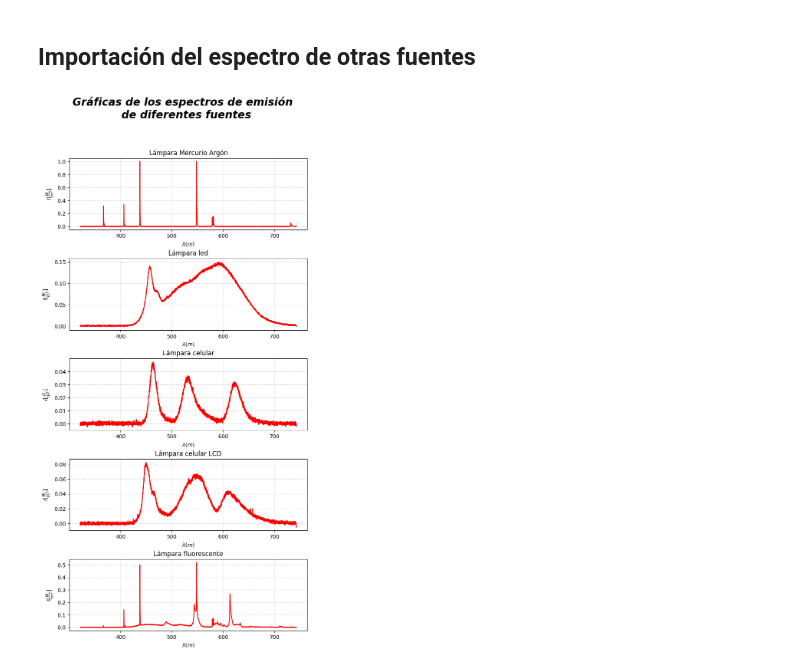
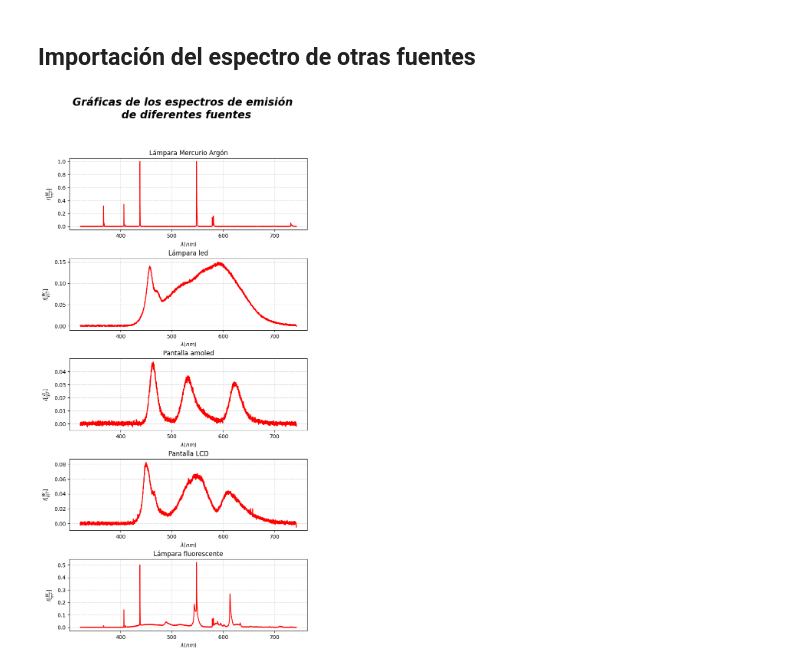
Before and after one commit to Jesus-Gamboa/Experimental_IV, a Jupyter notebook: Espectroscopía/Notebook.ipynb, the cells around one changed output. Cells and saved outputs as stored; diff of their text form; code cells hidden in the pictures.

```diff
--- a/Espectroscopía/Notebook.ipynb
+++ b/Espectroscopía/Notebook.ipynb
@@ -126,38 +126,38 @@ fig.subplots_adjust(hspace=0.4)
 #--- Gráfica 1 ---
 axs[0].plot(l, M, 'r')
 axs[0].set_title('Lámpara Mercurio Argón')
-axs[0].set_xlabel(f'$\\lambda (m)$')
+axs[0].set_xlabel(f'$\\lambda (nm)$')
 axs[0].set_ylabel(f'$I [\\frac{{W}}{{m^2}}] $')
 axs[0].grid(alpha = 0.5, linestyle = '--')
 
 #--- Gráfica 2 ---
 axs[1].plot(l, L, 'r')
 axs[1].set_title('Lámpara led')
-axs[1].set_xlabel(f'$\\lambda (m)$')
+axs[1].set_xlabel(f'$\\lambda (nm)$')
 axs[1].set_ylabel(f'$I [\\frac{{W}}{{m^2}}]$')
 axs[1].grid(alpha = 0.5, linestyle = '--')
 
 #--- Gráfica 3 ---
 axs[2].plot(l, C, 'r')
-axs[2].set_title('Lámpara celular')
-axs[2].set_xlabel(f'$\\lambda (m)$')
+axs[2].set_title('Pantalla amoled')
+axs[2].set_xlabel(f'$\\lambda (nm)$')
 axs[2].set_ylabel(f'$I [\\frac{{W}}{{m^2}}] $')
 axs[2].grid(alpha = 0.5, linestyle = '--')
 
 #--- Gráfica 4 ---
 axs[3].plot(l, D, 'r')
-axs[3].set_title('Lámpara celular LCD')
-axs[3].set_xlabel(f'$\\lambda (m)$')
+axs[3].set_title('Pantalla LCD')
+axs[3].set_xlabel(f'$\\lambda (nm)$')
 axs[3].set_ylabel(f'$I [\\frac{{W}}{{m^2}}]$')
 axs[3].grid(alpha = 0.5, linestyle = '--')
 
 #--- Gráfica 5 ---
 axs[4].plot(l, F, 'r')
 axs[4].set_title('Lámpara fluorescente')
-axs[4].set_xlabel(f'$\\lambda (m)$')
+axs[4].set_xlabel(f'$\\lambda (nm)$')
 axs[4].set_ylabel(f'$I [\\frac{{W}}{{m^2}}] $')
 axs[4].grid(alpha = 0.5, linestyle = '--')
 
 fig.savefig('Articulo/Imagenes/espectros_de_otras_lámparas.png')
 # %% [output]
-[figure, old version]
+[figure, new version]
```
Also changed, not shown: parts of 1 cell of this notebook, 10 other files.
